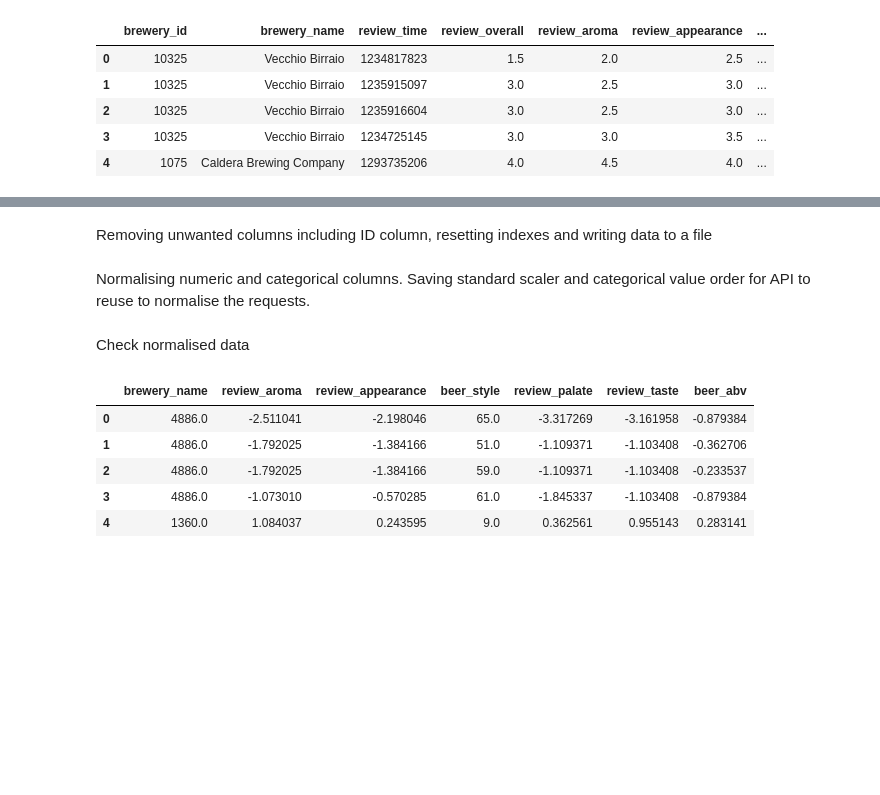
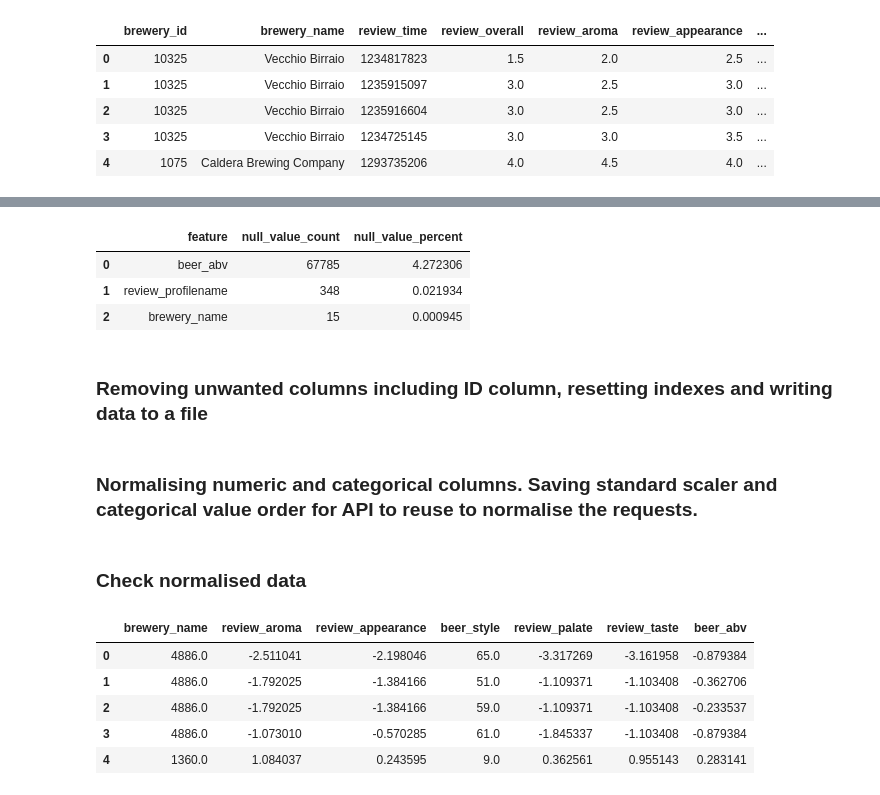
Before and after one commit to nuwanprabhath/beer-type-predictor, a Jupyter notebook: notebooks/train_model_v3.ipynb, the cells around one changed output, grey strips where cells are left out. Cells and saved outputs as stored; diff of their text form; code cells hidden in the pictures; blank space fills up the shorter version.

```diff
--- a/notebooks/train_model_v3.ipynb
+++ b/notebooks/train_model_v3.ipynb
@@ -22,5 +54,12 @@ df.head()
+# %%
+print_na_info(df)
+# %% [output]
+|  | feature | null_value_count | null_value_percent |
+| 0 | beer_abv | 67785 | 4.272306 |
+| 1 | review_profilename | 348 | 0.021934 |
+| 2 | brewery_name | 15 | 0.000945 |
 # %% [markdown]
-Removing unwanted columns including ID column, resetting indexes and writing data to a file
+### Removing unwanted columns including ID column, resetting indexes and writing data to a file
 # %%
 df_cleaned = df.copy()
 df_cleaned.drop(['brewery_id', 'review_time', 'review_overall', 'review_profilename', 'beer_name', 'beer_beerid'], axis=1, inplace=True) # Dropping unwanted columns
@@ -28,7 +67,7 @@ df_cleaned.dropna(inplace=True) # Remove missing values
 df_cleaned.reset_index(drop=True, inplace=True)
 df_cleaned.to_csv('../data/interim/beer_reviews.csv', index=False) # Saving intermediate date to a file
 # %% [markdown]
-Normalising numeric and categorical columns. Saving standard scaler and categorical value order for API to reuse to normalise the requests.
+### Normalising numeric and categorical columns. Saving standard scaler and categorical value order for API to reuse to normalise the requests.
 # %%
 from sklearn.preprocessing import StandardScaler, OrdinalEncoder
 from joblib import dump, load # To save the standard scaler
@@ -56,7 +95,7 @@ np.save('../data/processed/beer_style_names.npy', beer_style_names) # Saving uni
 
 X_train_cleaned.reset_index(drop=True, inplace=True)
 # %% [markdown]
-Check normalised data
+### Check normalised data
 # %%
 X_train_cleaned.head()
 # %% [output]
```
Also changed, not shown: parts of 25 cells of this notebook, 4 other files.
